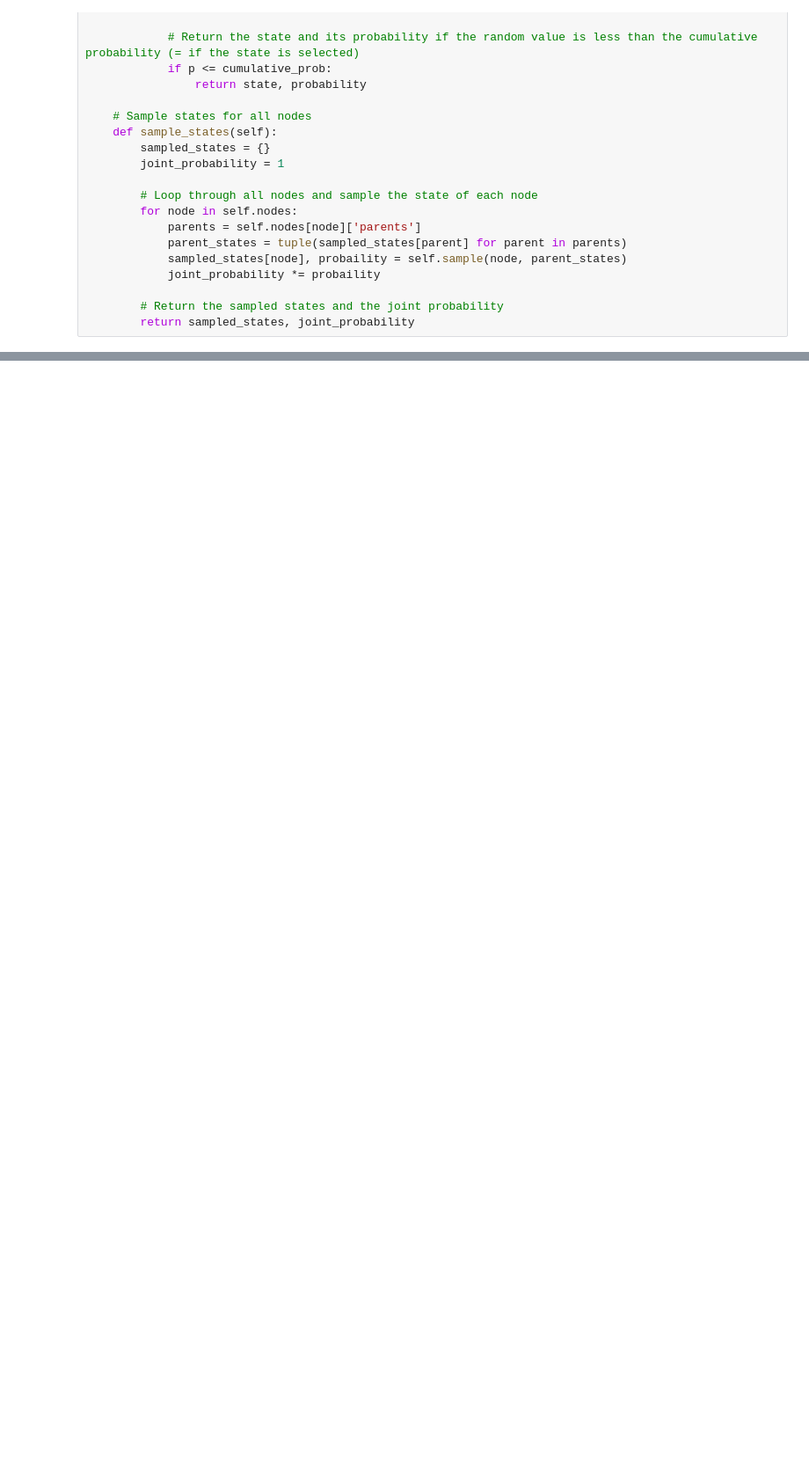
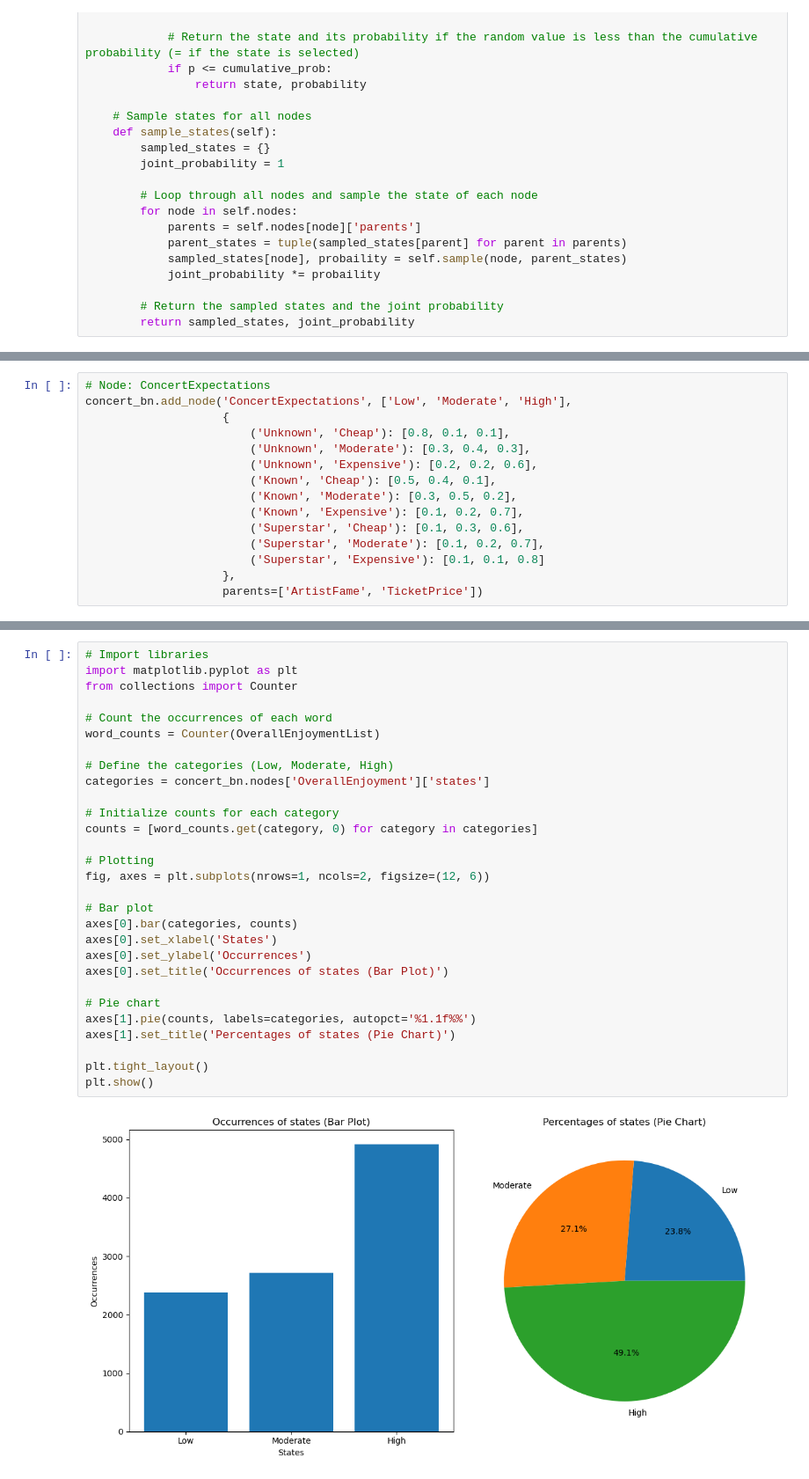
Before and after one commit to davide-marchi/ISPR, a Jupyter notebook: Midterm2_Assignment4/BayesianNetwork.ipynb, the cells around one changed output, grey strips where cells are left out. Shown at 88% size. Saved outputs shown, nothing was run; the diff lists cells and outputs as text; blank space fills up the shorter version.

```diff
--- a/Midterm2_Assignment4/BayesianNetwork.ipynb
+++ b/Midterm2_Assignment4/BayesianNetwork.ipynb
@@ -217,0 +224,15 @@ print(concert_bn.nodes)
+# %%
+# Node: ConcertExpectations
+concert_bn.add_node('ConcertExpectations', ['Low', 'Moderate', 'High'],
+                    {
+                        ('Unknown', 'Cheap'): [0.8, 0.1, 0.1],
+                        ('Unknown', 'Moderate'): [0.3, 0.4, 0.3],
+                        ('Unknown', 'Expensive'): [0.2, 0.2, 0.6],
+                        ('Known', 'Cheap'): [0.5, 0.4, 0.1],
+                        ('Known', 'Moderate'): [0.3, 0.5, 0.2],
+                        ('Known', 'Expensive'): [0.1, 0.2, 0.7],
+                        ('Superstar', 'Cheap'): [0.1, 0.3, 0.6],
+                        ('Superstar', 'Moderate'): [0.1, 0.2, 0.7],
+                        ('Superstar', 'Expensive'): [0.1, 0.1, 0.8]
+                    },
+                    parents=['ArtistFame', 'TicketPrice'])
@@ -265,0 +334,31 @@ OverallEnjoyme
+# %%
+# Import libraries
+import matplotlib.pyplot as plt
+from collections import Counter
+
+# Count the occurrences of each word
+word_counts = Counter(OverallEnjoymentList)
+
+# Define the categories (Low, Moderate, High)
+categories = concert_bn.nodes['OverallEnjoyment']['states']
+
+# Initialize counts for each category
+counts = [word_counts.get(category, 0) for category in categories]
+
+# Plotting
+fig, axes = plt.subplots(nrows=1, ncols=2, figsize=(12, 6))
+
+# Bar plot
+axes[0].bar(categories, counts)
+axes[0].set_xlabel('States')
+axes[0].set_ylabel('Occurrences')
+axes[0].set_title('Occurrences of states (Bar Plot)')
+
+# Pie chart
+axes[1].pie(counts, labels=categories, autopct='%1.1f%%')
+axes[1].set_title('Percentages of states (Pie Chart)')
+
+plt.tight_layout()
+plt.show()
+# %% [output]
+[figure, added]
```
Also changed, not shown: parts of 32 cells of this notebook.
